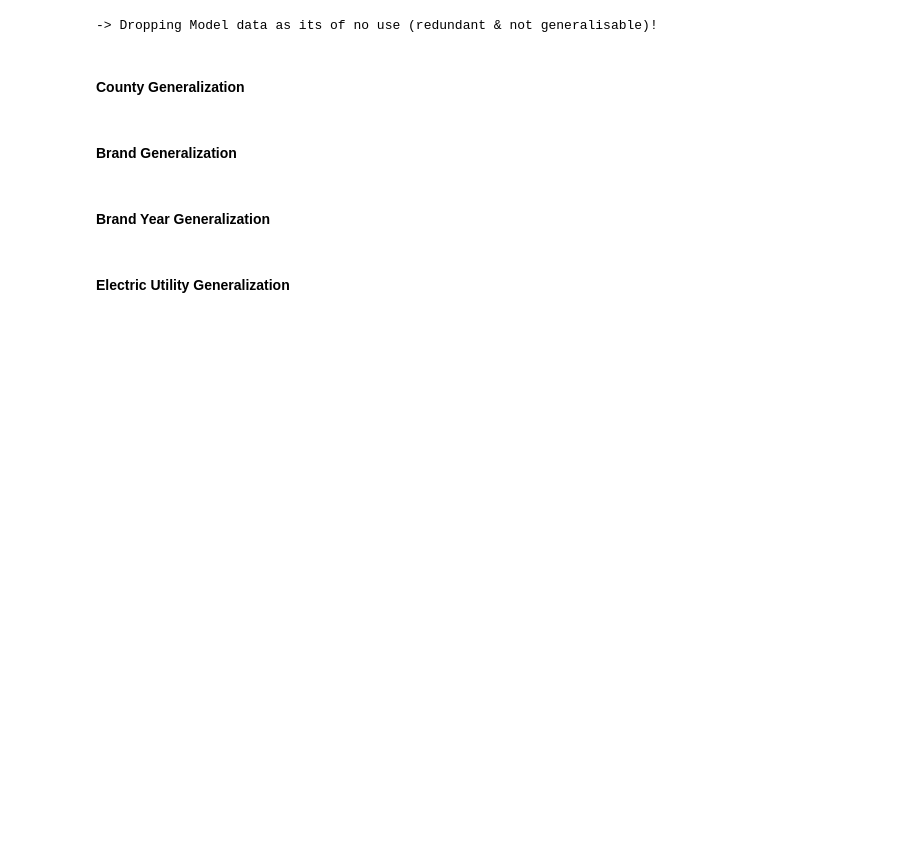
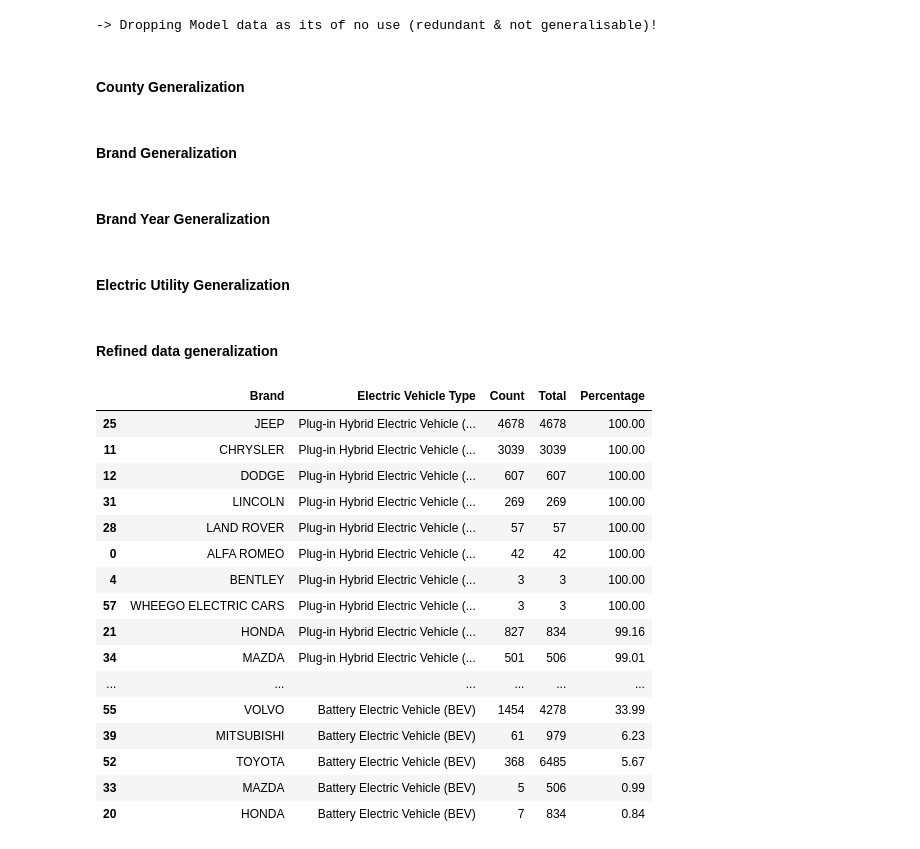
Before and after one commit to Daxvshah11/DA_Assignments, a Jupyter notebook: Ass2/Assignment2_8.ipynb, the cells around one changed output. Drawn from its saved outputs; the diff is of its cells as text; code cells hidden in the pictures; blank space fills up the shorter version.

Commit message:
added generalizations and interpretations for AOC

```diff
--- a/Ass2/Assignment2_8.ipynb
+++ b/Ass2/Assignment2_8.ipynb
@@ -437,3 +438,38 @@ MAIN_DATA['Simplified Utility Category'] = MAIN_DATA['Electric Utility'].apply(s
 # %%
 # Making new file for MAIN_DATA (FINAL PRE-PROCESSED DATA)
 MAIN_DATA.to_csv("MAIN_DATA.csv")
+# %% [markdown]
+#### Refined data generalization
+# %%
+grouped = (
+    MAIN_DATA.groupby(["Brand", "Electric Vehicle Type"])
+    .size()
+    .reset_index(name="Count")
+)
+brand_totals = grouped.groupby("Brand")["Count"].sum().reset_index(name="Total")
+
+result = pd.merge(grouped, brand_totals, on="Brand")
+result["Percentage"] = (result["Count"] / result["Total"] * 100).round(2)
+
+result = result.sort_values(
+    ["Electric Vehicle Type", "Percentage", "Total"], ascending=[False, False, False]
+)
+result
+# %% [output]
+|  | Brand | Electric Vehicle Type | Count | Total | Percentage |
+| 25 | JEEP | Plug-in Hybrid Electric Vehicle (... | 4678 | 4678 | 100.00 |
+| 11 | CHRYSLER | Plug-in Hybrid Electric Vehicle (... | 3039 | 3039 | 100.00 |
+| 12 | DODGE | Plug-in Hybrid Electric Vehicle (... | 607 | 607 | 100.00 |
+| 31 | LINCOLN | Plug-in Hybrid Electric Vehicle (... | 269 | 269 | 100.00 |
+| 28 | LAND ROVER | Plug-in Hybrid Electric Vehicle (... | 57 | 57 | 100.00 |
+| 0 | ALFA ROMEO | Plug-in Hybrid Electric Vehicle (... | 42 | 42 | 100.00 |
+| 4 | BENTLEY | Plug-in Hybrid Electric Vehicle (... | 3 | 3 | 100.00 |
+| 57 | WHEEGO ELECTRIC CARS | Plug-in Hybrid Electric Vehicle (... | 3 | 3 | 100.00 |
+| 21 | HONDA | Plug-in Hybrid Electric Vehicle (... | 827 | 834 | 99.16 |
+| 34 | MAZDA | Plug-in Hybrid Electric Vehicle (... | 501 | 506 | 99.01 |
+| ... | ... | ... | ... | ... | ... |
+| 55 | VOLVO | Battery Electric Vehicle (BEV) | 1454 | 4278 | 33.99 |
+| 39 | MITSUBISHI | Battery Electric Vehicle (BEV) | 61 | 979 | 6.23 |
+| 52 | TOYOTA | Battery Electric Vehicle (BEV) | 368 | 6485 | 5.67 |
+| 33 | MAZDA | Battery Electric Vehicle (BEV) | 5 | 506 | 0.99 |
+| 20 | HONDA | Battery Electric Vehicle (BEV) | 7 | 834 | 0.84 |
```
Also changed, not shown: parts of 7 cells of this notebook.
